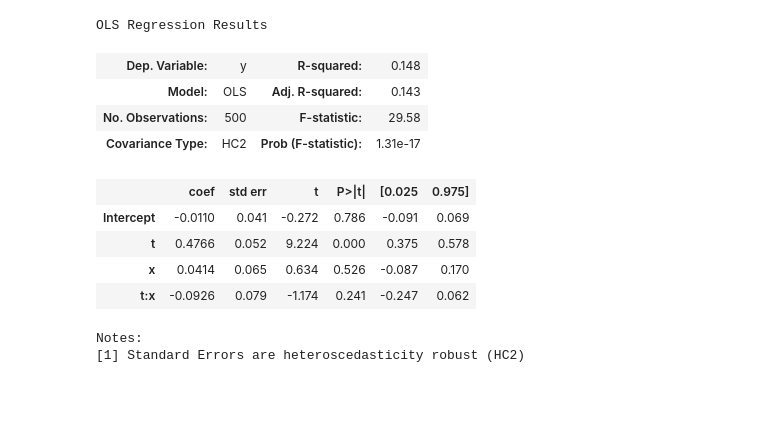
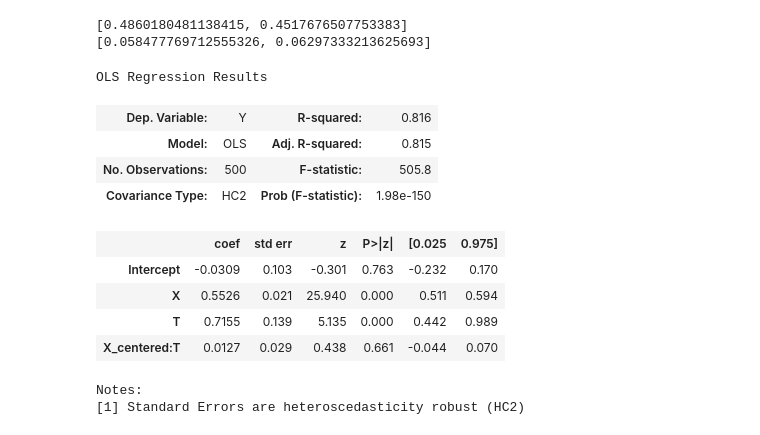
Before and after one commit to alexanderoa/blog_code, a Jupyter notebook: nonlinear_adjust/nonlinear_adjust.ipynb, the cells around one changed output. Saved outputs shown, nothing was run; the diff lists cells and outputs as text; code cells hidden in the pictures; blank space fills up the shorter version.

```diff
--- a/nonlinear_adjust/nonlinear_adjust.ipynb
+++ b/nonlinear_adjust/nonlinear_adjust.ipynb
@@ -47,24 +70,47 @@ plt.plot(xgrid, 10*(xgrid**2/20-0.2)*(xgrid/5))
-# %%
-data = pd.DataFrame(
-    {"x" : x,
-    "t": t,
-    "y" : y}
-)
-reg = smf.ols(
-    "y ~ t + x + t:x",
-    data = data
-).fit()
-reg.get_robustcov_results('HC2').summary(slim=True)
-# %% [output]
-OLS Regression Results
-| Dep. Variable: | y | R-squared: | 0.148 |
-| Model: | OLS | Adj. R-squared: | 0.143 |
-| No. Observations: | 500 | F-statistic: | 29.58 |
-| Covariance Type: | HC2 | Prob (F-statistic): | 1.31e-17 |
-|  | coef | std err | t | P>|t| | [0.025 | 0.975] |
-| Intercept | -0.0110 | 0.041 | -0.272 | 0.786 | -0.091 | 0.069 |
-| t | 0.4766 | 0.052 | 9.224 | 0.000 | 0.375 | 0.578 |
-| x | 0.0414 | 0.065 | 0.634 | 0.526 | -0.087 | 0.170 |
-| t:x | -0.0926 | 0.079 | -1.174 | 0.241 | -0.247 | 0.062 |
-Notes:
-[1] Standard Errors are heteroscedasticity robust (HC2)
+# %%
+kf = KFold(
+    n_splits = 2,
+    shuffle=True,
+    random_state = 123)
+kf.get_n_splits(data)
+estimates = []
+sd = []
+for i, (train_idx, test_idx) in enumerate(kf.split(data)):
+    train = data.loc[train_idx]
+    test = data.loc[test_idx]
+    g = GradientBoostingRegressor().fit(train[['X']].to_numpy(), train['Y'].to_numpy())
+    gpreds = g.predict(test[['X']].to_numpy())
+    test["G"] = gpreds
+    test["G_centered"] = gpreds - np.mean(gpreds)
+
+    reg = smf.ols(
+        "Y ~ T + G + T:G_centered",
+        data = test
+    ).fit(cov_type="HC2")
+    estimates.append(reg.params['T'])
+    sd.append(reg.bse['T'])
+
+print(estimates)
+print(sd)
+# %% [output]
+[0.4860180481138415, 0.4517676507753383]
+[0.058477769712555326, 0.06297333213625693]
+# %%
+reg = smf.ols(
+    "Y ~ X + T + X_centered:T",
+    data = data
+).fit(cov_type='HC2')
+reg.summary(slim=True)
+# %% [output]
+OLS Regression Results
+| Dep. Variable: | Y | R-squared: | 0.816 |
+| Model: | OLS | Adj. R-squared: | 0.815 |
+| No. Observations: | 500 | F-statistic: | 505.8 |
+| Covariance Type: | HC2 | Prob (F-statistic): | 1.98e-150 |
+|  | coef | std err | z | P>|z| | [0.025 | 0.975] |
+| Intercept | -0.0309 | 0.103 | -0.301 | 0.763 | -0.232 | 0.170 |
+| X | 0.5526 | 0.021 | 25.940 | 0.000 | 0.511 | 0.594 |
+| T | 0.7155 | 0.139 | 5.135 | 0.000 | 0.442 | 0.989 |
+| X_centered:T | 0.0127 | 0.029 | 0.438 | 0.661 | -0.044 | 0.070 |
+Notes:
+[1] Standard Errors are heteroscedasticity robust (HC2)
```
Also changed, not shown: parts of 5 cells of this notebook.
